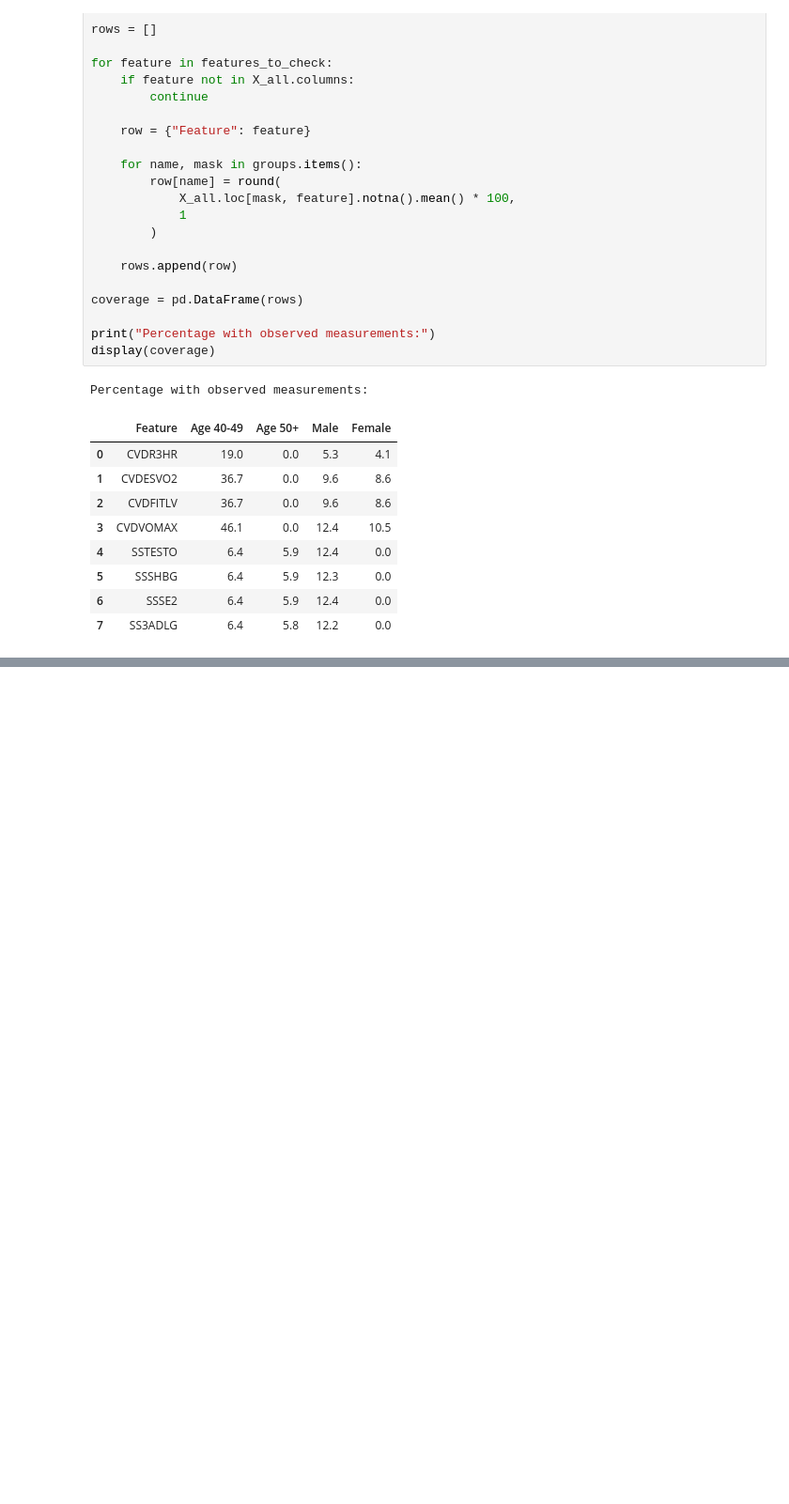
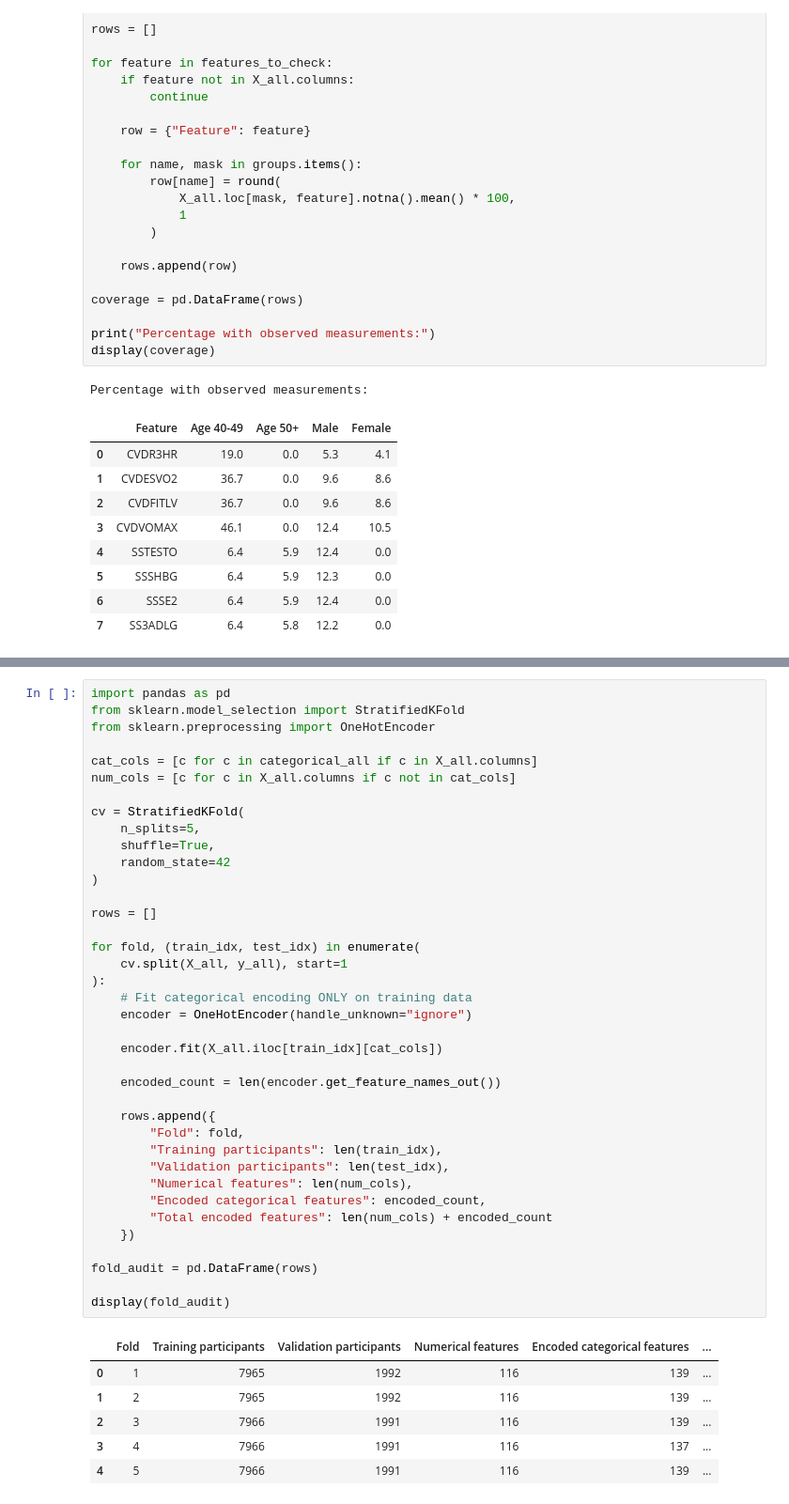
Before and after one commit to Evode-Manirahari/nhanes-cardiovascular-ml, a Jupyter notebook: notebooks/03_onehot_baseline_cv.ipynb, the cells around one changed output, grey strips where cells are left out. Shown at 94% size. Saved outputs shown, nothing was run; the diff lists cells and outputs as text; blank space fills up the shorter version.

```diff
--- a/notebooks/03_onehot_baseline_cv.ipynb
+++ b/notebooks/03_onehot_baseline_cv.ipynb
@@ -2583,0 +2671,45 @@ Percentage with observed measurements:
+# %%
+import pandas as pd
+from sklearn.model_selection import StratifiedKFold
+from sklearn.preprocessing import OneHotEncoder
+
+cat_cols = [c for c in categorical_all if c in X_all.columns]
+num_cols = [c for c in X_all.columns if c not in cat_cols]
+
+cv = StratifiedKFold(
+    n_splits=5,
+    shuffle=True,
+    random_state=42
+)
+
+rows = []
+
+for fold, (train_idx, test_idx) in enumerate(
+    cv.split(X_all, y_all), start=1
+):
+    # Fit categorical encoding ONLY on training data
+    encoder = OneHotEncoder(handle_unknown="ignore")
+
+    encoder.fit(X_all.iloc[train_idx][cat_cols])
+
+    encoded_count = len(encoder.get_feature_names_out())
+
+    rows.append({
+        "Fold": fold,
+        "Training participants": len(train_idx),
+        "Validation participants": len(test_idx),
+        "Numerical features": len(num_cols),
+        "Encoded categorical features": encoded_count,
+        "Total encoded features": len(num_cols) + encoded_count
+    })
+
+fold_audit = pd.DataFrame(rows)
+
+display(fold_audit)
+# %% [output]
+|  | Fold | Training participants | Validation participants | Numerical features | Encoded categorical features | ... |
+| 0 | 1 | 7965 | 1992 | 116 | 139 | ... |
+| 1 | 2 | 7965 | 1992 | 116 | 139 | ... |
+| 2 | 3 | 7966 | 1991 | 116 | 139 | ... |
+| 3 | 4 | 7966 | 1991 | 116 | 137 | ... |
+| 4 | 5 | 7966 | 1991 | 116 | 139 | ... |
```
Also changed, not shown: parts of 12 cells of this notebook, 5 other files.
